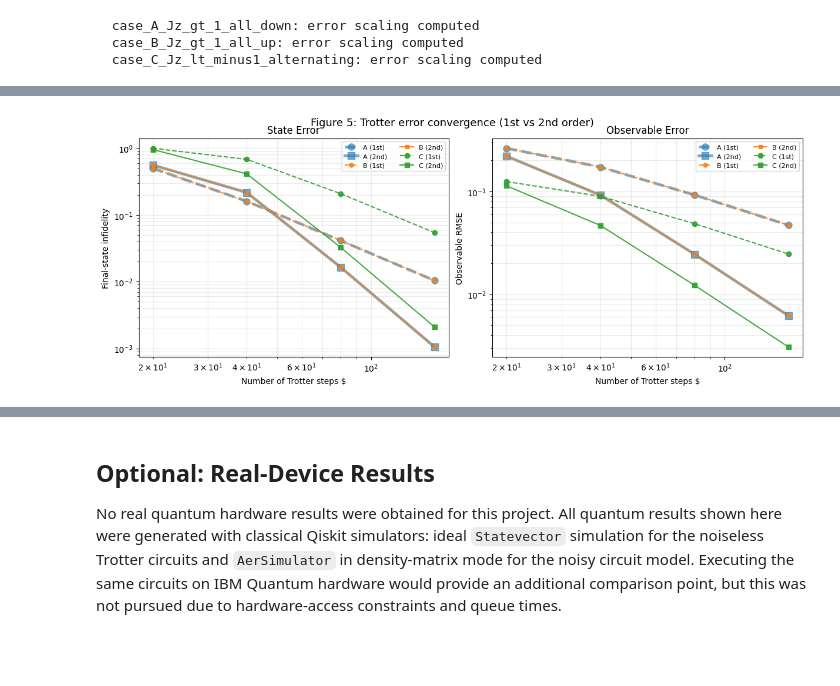
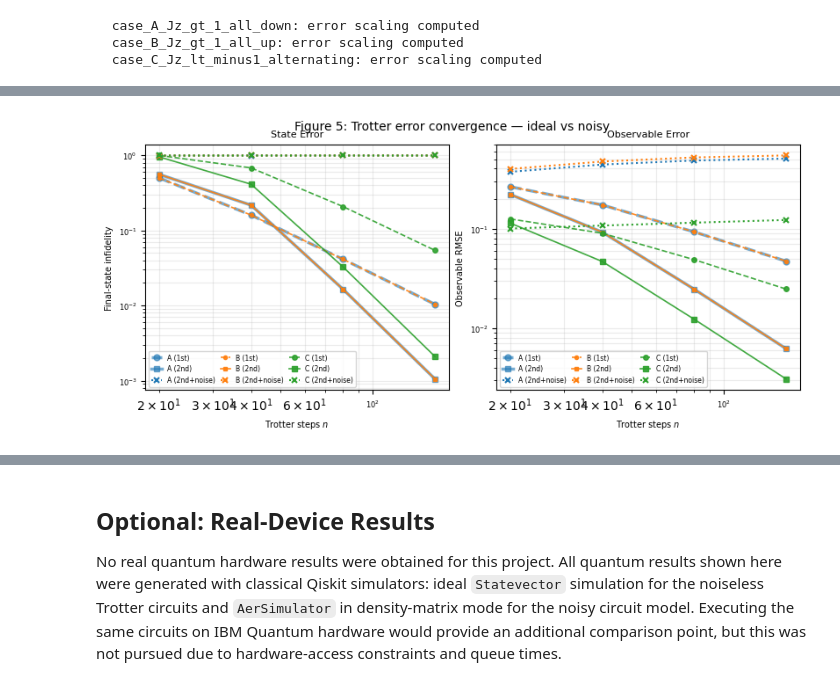
Before and after one commit to ueeseer/TimeEvolutionQuantComputing, a Jupyter notebook: final_report_with_qiskit.ipynb, the cells around one changed output, grey strips where cells are left out. Drawn from its saved outputs; the diff is of its cells as text; code cells hidden in the pictures; blank space fills up the shorter version.

```diff
--- a/final_report_with_qiskit.ipynb
+++ b/final_report_with_qiskit.ipynb
@@ -867,20 +559,3 @@ plt.show()
 # %%
-fig, axes = plt.subplots(1, 3, figsize=(14, 3.8), constrained_layout=True)
-
-for idx, case in enumerate(cases):
-    diff = qiskit_results[case['name']]['obs'][2] - exact_results[case['name']]['obs'][2]
-    vmax = max(np.max(np.abs(diff)), 1e-12)
-    ax = axes[idx]
-    im = ax.imshow(
-        diff, origin='lower', aspect='auto',
-        vmin=-vmax, vmax=vmax, cmap='PiYG',
-        extent=[0, L - 1, times[0], times[-1]],
-    )
-    ax.set_title(case_labels[idx], fontsize=10)
-    ax.set_xlabel('Site $i$')
-    ax.set_ylabel('Time $t$')
-    fig.colorbar(im, ax=ax, shrink=0.85, label=r'$\Delta\langle Z_i\rangle$')
-
-fig.suptitle(r'Figure 3: Qiskit Trotter error $\langle Z_i\rangle_{\mathrm{Qiskit}} - \langle Z_i\rangle_{\mathrm{exact}}$', fontsize=13, y=1.02)
-plt.show()
+plot_figure3_trotter_error(qiskit_results, exact_results, cases, times)
 # %% [output]
@@ -1052,40 +817,7 @@ for case in cases:
 # %%
-fig, axes = plt.subplots(1, 2, figsize=(12, 4.5), constrained_layout=True)
-
-colors = ['#1f77b4', '#ff7f0e', '#2ca02c']
-for idx, case in enumerate(cases):
-    ed = error_data[case['name']]
-    short_label = ['A', 'B', 'C'][idx]
-
-    # Differentiate overlapping lines for Case A and Case B
-    lw1, lw2 = (3.5, 3.5) if idx == 0 else ((1.5, 1.5) if idx == 1 else (1.5, 1.5))
-    ms1, ms2 = (8, 8) if idx == 0 else ((5, 5) if idx == 1 else (6, 6))
-    zord = 1 if idx == 0 else (2 if idx == 1 else 3)
-
-    axes[0].loglog(ed['steps'], ed['infid_1'], 'o--', color=colors[idx], linewidth=lw1, markersize=ms1, zorder=zord,
-                   alpha=0.6 if idx==0 else 0.9, label=f'{short_label} (1st)')
-    axes[0].loglog(ed['steps'], ed['infid_2'], 's-', color=colors[idx], linewidth=lw2, markersize=ms2, zorder=zord,
-                   alpha=0.6 if idx==0 else 0.9, label=f'{short_label} (2nd)')
-
-    axes[1].loglog(ed['steps'], ed['rmse_1'], 'o--', color=colors[idx], linewidth=lw1, markersize=ms1, zorder=zord,
-                   alpha=0.6 if idx==0 else 0.9, label=f'{short_label} (1st)')
-    axes[1].loglog(ed['steps'], ed['rmse_2'], 's-', color=colors[idx], linewidth=lw2, markersize=ms2, zorder=zord,
-                   alpha=0.6 if idx==0 else 0.9, label=f'{short_label} (2nd)')
-
-for ax, ylabel, title_str in [
-    (axes[0], 'Final-state infidelity', 'State Error'),
-    (axes[1], 'Observable RMSE', 'Observable Error'),
-]:
-    ax.set_xlabel('Number of Trotter steps $')
-    ax.set_ylabel(ylabel)
-    ax.set_title(title_str)
-    ax.grid(True, which='both', alpha=0.25)
-    ax.legend(fontsize=8, ncol=2)
-
-fig.suptitle('Figure 5: Trotter error convergence (1st vs 2nd order)', fontsize=13, y=1.02)
-plt.show()
+plot_figure5_error_convergence(error_data, noisy_error_data, cases)
 # %% [output]
-[figure, old version]
+[figure, new version]
 # %% [markdown]
 **Interpretation of Figure 5.**
 
```
Also changed, not shown: parts of 36 cells of this notebook.
